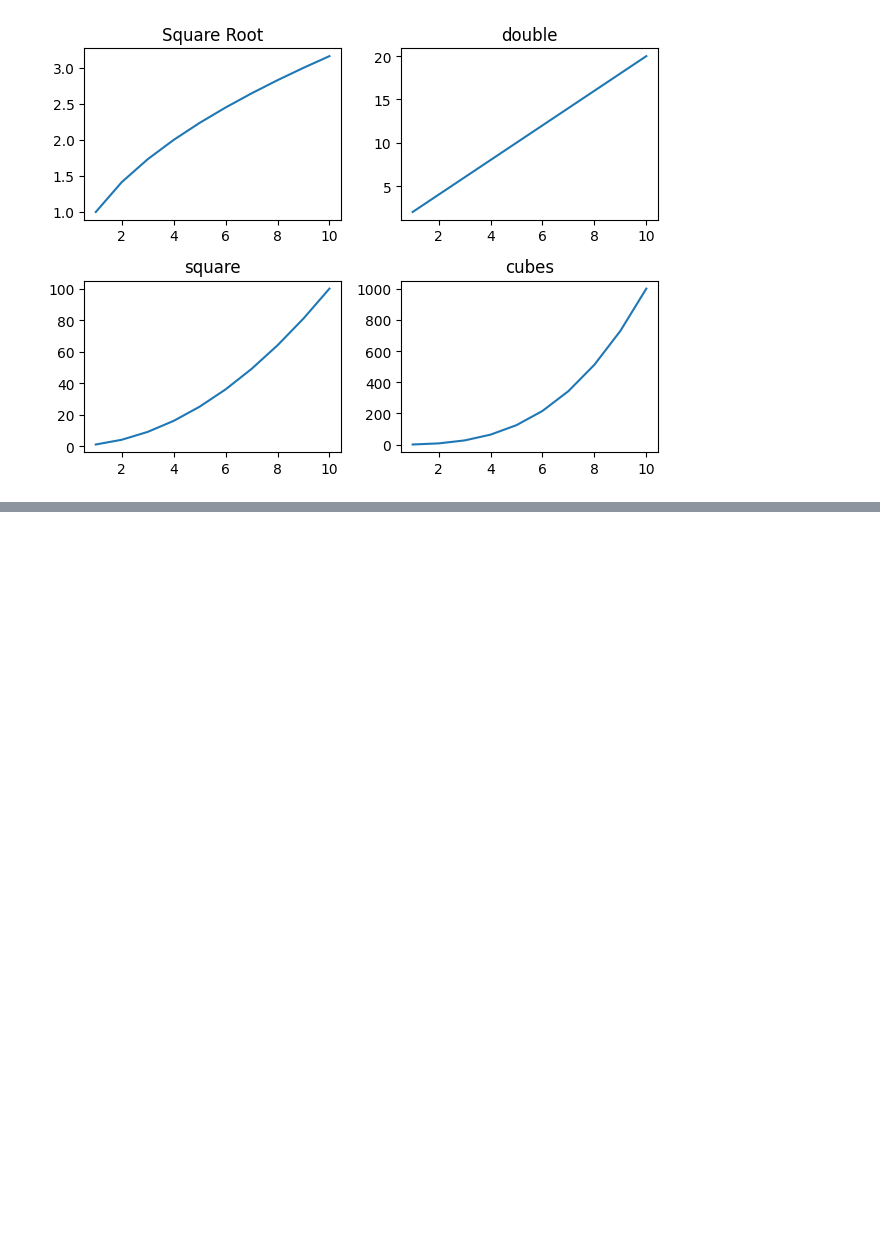
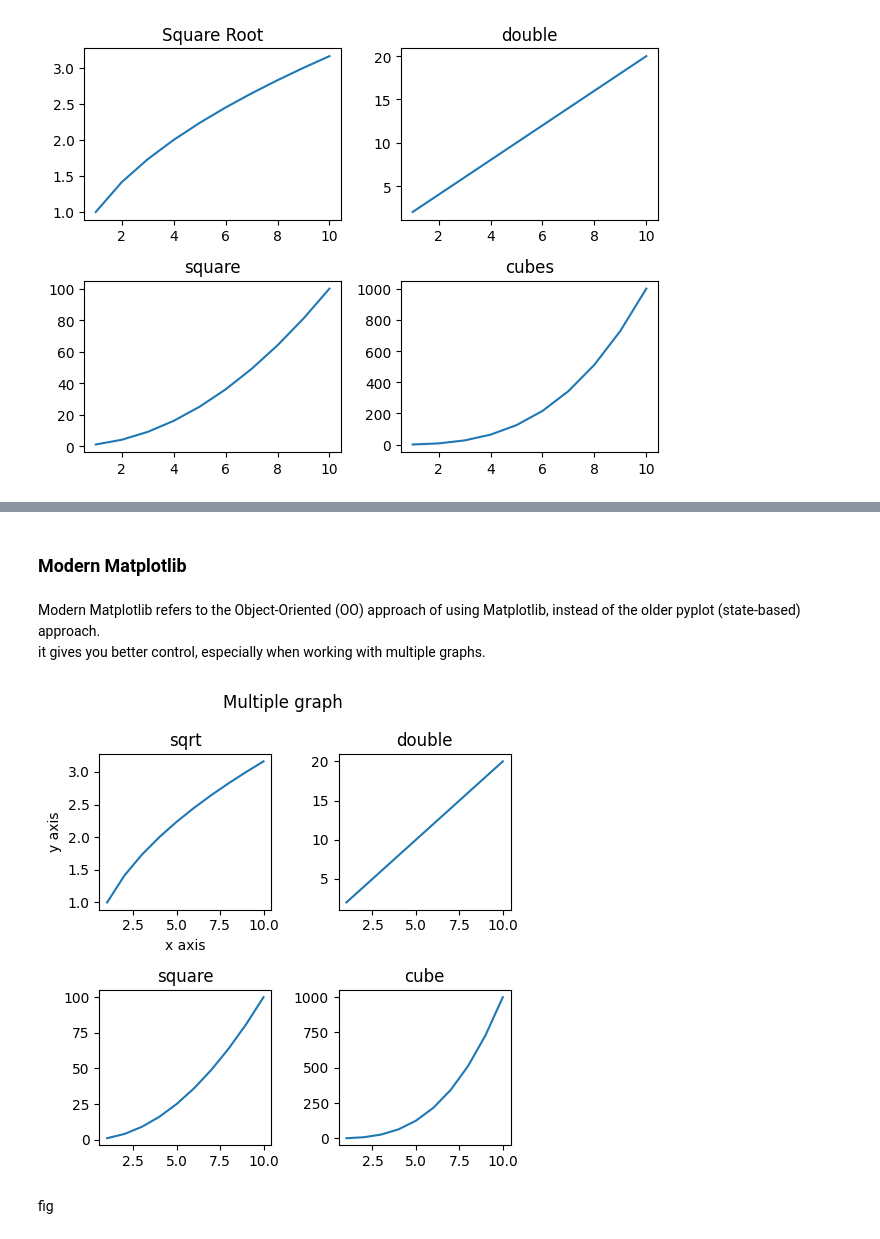
Before and after one commit to mohdwalirahmani/Data-Analytics, a Jupyter notebook: 05_Data Visualization/05_plots.ipynb, the cells around one changed output, grey strips where cells are left out. Drawn from its saved outputs; the diff is of its cells as text; code cells hidden in the pictures; blank space fills up the shorter version.

Commit message:
modern matplotlib

```diff
--- a/05_Data Visualization/05_plots.ipynb
+++ b/05_Data Visualization/05_plots.ipynb
@@ -110,0 +111,35 @@ plt.tight_layout()
+# %% [markdown]
+### Modern Matplotlib
+# %% [markdown]
+Modern Matplotlib refers to the Object-Oriented (OO) approach of using Matplotlib, instead of the older pyplot (state-based) approach. <br>
+it gives you better control, especially when working with multiple graphs.
+# %%
+x = [1,2,3,4,5,6,7,8,9,10]
+
+y1 = [np.sqrt(i) for i in x]
+y2 = [i*2 for i in x]                    # double
+y3 = [i**2 for i in x]                   # square
+y4 = [i**3 for i in x]                   # cubes
+
+fig, ax = plt.subplots(2,2, figsize = (5,5))
+
+ax[0][0].plot(x,y1)
+ax[0][0].set_title("sqrt")
+ax[0][0].set_xlabel("x axis")
+ax[0][0].set_ylabel("y axis")
+
+ax[0][1].plot(x,y2)
+ax[0][1].set_title("double")
+
+ax[1][0].plot(x,y3)
+ax[1][0].set_title("square")
+
+ax[1][1].plot(x,y4)
+ax[1][1].set_title("cube")
+
+fig.suptitle("Multiple graph")
+fig.tight_layout()
+# %% [output]
+[figure, added]
+# %% [markdown]
+fig
```
Also changed, not shown: parts of 1 cell of this notebook.
